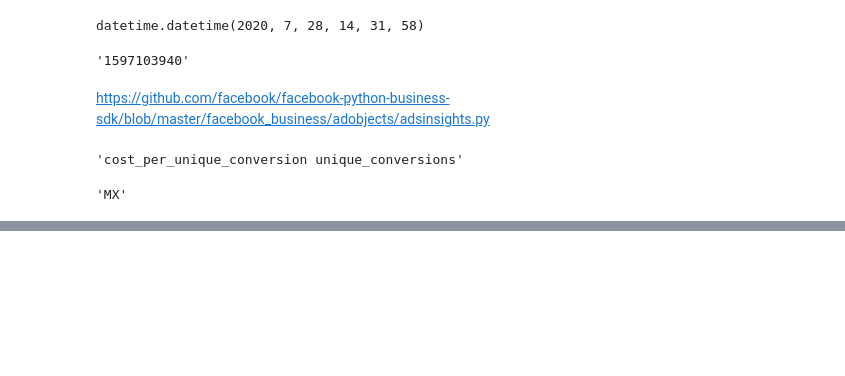
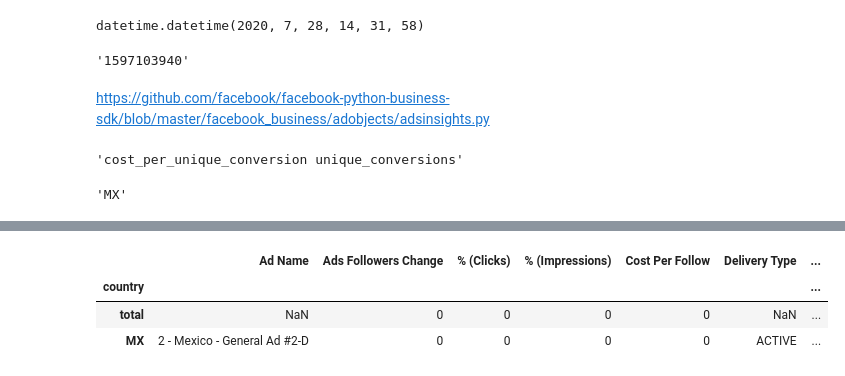
Before and after one commit to manycoding/tomorrowswig_followers, a Jupyter notebook: 02_ads.ipynb, the cells around one changed output, grey strips where cells are left out. Drawn from its saved outputs; the diff is of its cells as text; code cells hidden in the pictures; blank space fills up the shorter version.

```diff
--- a/02_ads.ipynb
+++ b/02_ads.ipynb
@@ -368,7 +357,7 @@ df = df.append(total)
 #export
 def add_total(df: pd.DataFrame) -> pd.DataFrame:
     to_mean = ["cpc", "cpm", "ctr", "CPC (Cost per Link Click)", "Video Average Play Time"]
-    empty = ["Ads Followers Change", "% (Clicks)", "% (Impressions)", "Cost Per Follow", "ad_name"]
+    empty = ["Ads Followers Change", "% (Clicks)", "% (Impressions)", "Cost Per Follow", "ad_name", "Delivery Type"]
     to_sum = df.columns.difference(to_mean + empty)
     total = pd.Series(name="total", index=df.columns, dtype=float)
     total[to_mean] = df[to_mean].apply(np.mean)
@@ -414,3 +403,12 @@ def get_insights_df(insights: List) -> pd.DataFrame:
     df["% (Impressions)"] = 0
     df["Cost Per Follow"] = 0
     return df[COLUMNS].round(2)
+# %%
+yesterday = datetime.today() - timedelta(days=1)
+insights = get_insights(yesterday.strftime("%Y-%m-%d"))
+get_insights_df(insights)
+# %% [output]
+|  | Ad Name | Ads Followers Change | % (Clicks) | % (Impressions) | Cost Per Follow | Delivery Type | ... |
+| country |  |  |  |  |  |  | ... |
+| total | NaN | 0 | 0 | 0 | 0 | NaN | ... |
+| MX | 2 - Mexico - General Ad #2-D | 0 | 0 | 0 | 0 | ACTIVE | ... |
```
Also changed, not shown: parts of 11 cells of this notebook, 3 other files.
